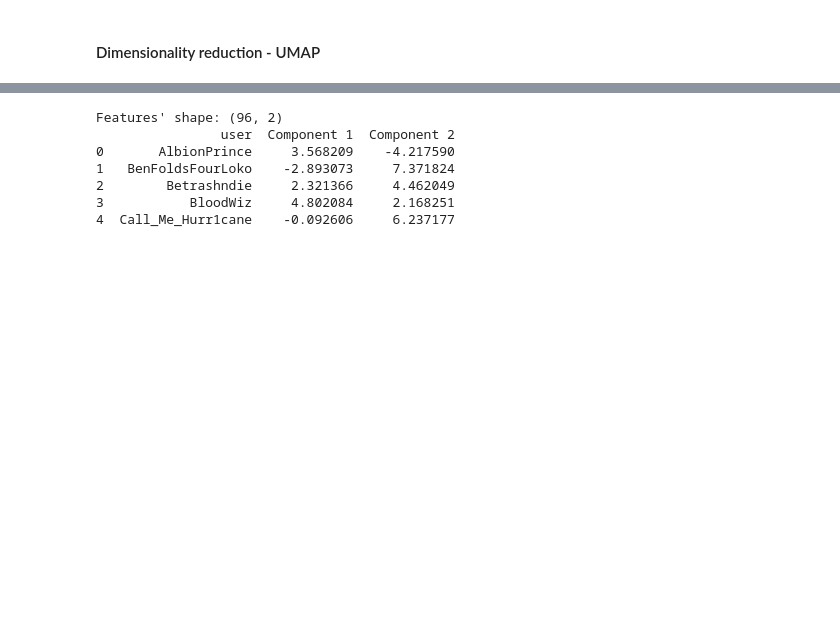
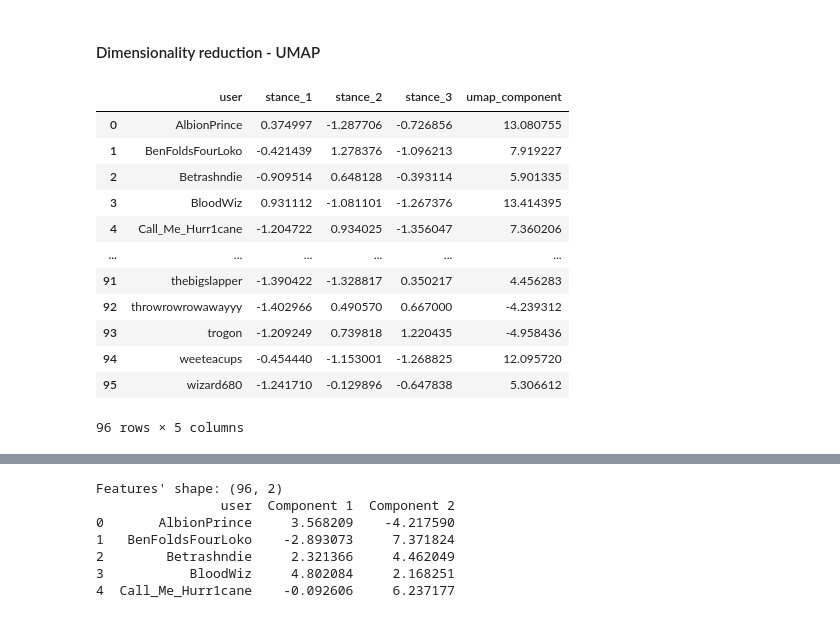
Before and after one commit to b0psheva27/BSc_project_polarization, a Jupyter notebook: 09_scores.ipynb, the cells around one changed output, grey strips where cells are left out. Saved outputs shown, nothing was run; the diff lists cells and outputs as text; code cells hidden in the pictures; blank space fills up the shorter version.

```diff
--- a/09_scores.ipynb
+++ b/09_scores.ipynb
@@ -119,6 +120,23 @@ from sklearn.preprocessing import StandardScaler
 import matplotlib.pyplot as plt
 # %%
 merged_df_umap = merged_df.copy()
+# %%
+column_list = ['stance_1', 'stance_2', 'stance_3']
+apply_umap(merged_df_umap, column_list)
+# %% [output]
+|  | user | stance_1 | stance_2 | stance_3 | umap_component |
+| 0 | AlbionPrince | 0.374997 | -1.287706 | -0.726856 | 13.080755 |
+| 1 | BenFoldsFourLoko | -0.421439 | 1.278376 | -1.096213 | 7.919227 |
+| 2 | Betrashndie | -0.909514 | 0.648128 | -0.393114 | 5.901335 |
+| 3 | BloodWiz | 0.931112 | -1.081101 | -1.267376 | 13.414395 |
+| 4 | Call_Me_Hurr1cane | -1.204722 | 0.934025 | -1.356047 | 7.360206 |
+| ... | ... | ... | ... | ... | ... |
+| 91 | thebigslapper | -1.390422 | -1.328817 | 0.350217 | 4.456283 |
+| 92 | throwrowrowawayyy | -1.402966 | 0.490570 | 0.667000 | -4.239312 |
+| 93 | trogon | -1.209249 | 0.739818 | 1.220435 | -4.958436 |
+| 94 | weeteacups | -0.454440 | -1.153001 | -1.268825 | 12.095720 |
+| 95 | wizard680 | -1.241710 | -0.129896 | -0.647838 | 5.306612 |
+96 rows × 5 columns
 # %%
 reducer = umap.UMAP(random_state=42) #object of class UMAP
 scaler = StandardScaler()
```
Also changed, not shown: parts of 8 cells of this notebook, 1 other file.
